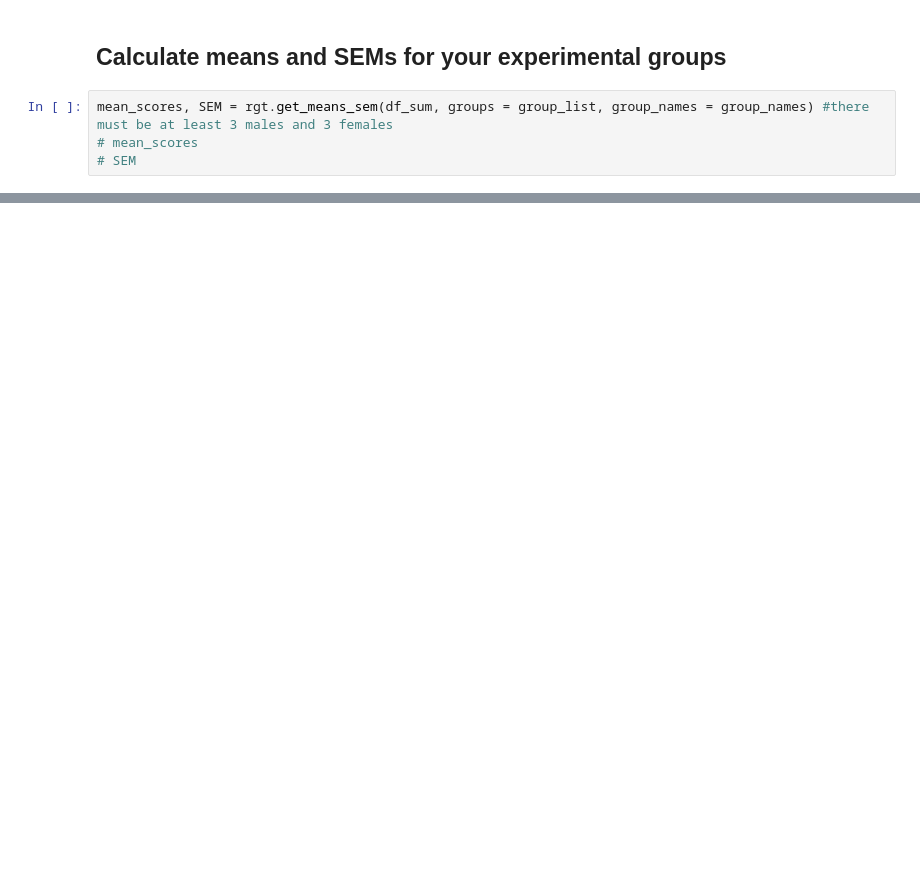
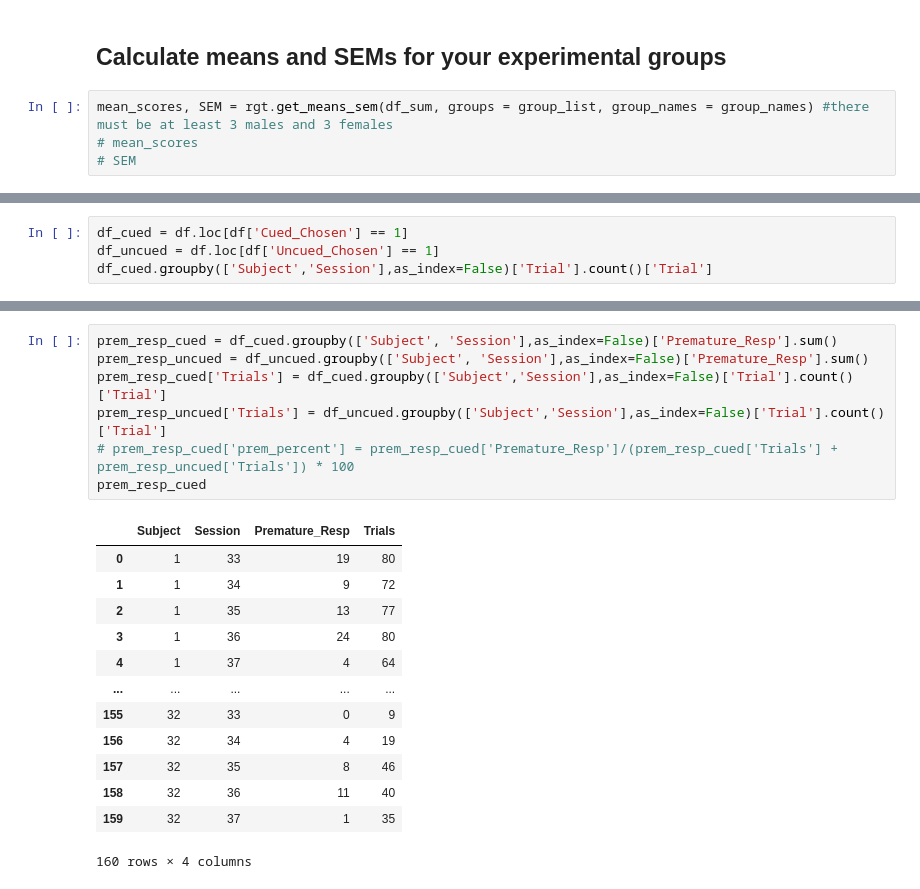
Before and after one commit to deckyblue/sparklyRGT, a Jupyter notebook: sparklyRGT_tutorial/sparklyRGT_template_4.ipynb, the cells around one changed output, grey strips where cells are left out. Saved outputs shown, nothing was run; the diff lists cells and outputs as text; blank space fills up the shorter version.

```diff
--- a/sparklyRGT_tutorial/sparklyRGT_template_4.ipynb
+++ b/sparklyRGT_tutorial/sparklyRGT_template_4.ipynb
@@ -110,0 +181,4 @@ mean_scores, SEM = rgt.get_means_sem(df_sum, groups = group_list, group_names =
+# %%
+df_cued = df.loc[df['Cued_Chosen'] == 1]
+df_uncued = df.loc[df['Uncued_Chosen'] == 1]
+df_cued.groupby(['Subject','Session'],as_index=False)['Trial'].count()['Trial']
@@ -110,0 +198,21 @@ mean_scores, SEM = rgt.get_means_sem(df_sum, groups = group_list, group_names =
+# %%
+prem_resp_cued = df_cued.groupby(['Subject', 'Session'],as_index=False)['Premature_Resp'].sum()
+prem_resp_uncued = df_uncued.groupby(['Subject', 'Session'],as_index=False)['Premature_Resp'].sum()
+prem_resp_cued['Trials'] = df_cued.groupby(['Subject','Session'],as_index=False)['Trial'].count()['Trial']
+prem_resp_uncued['Trials'] = df_uncued.groupby(['Subject','Session'],as_index=False)['Trial'].count()['Trial']
+# prem_resp_cued['prem_percent'] = prem_resp_cued['Premature_Resp']/(prem_resp_cued['Trials'] + prem_resp_uncued['Trials']) * 100
+prem_resp_cued
+# %% [output]
+|  | Subject | Session | Premature_Resp | Trials |
+| 0 | 1 | 33 | 19 | 80 |
+| 1 | 1 | 34 | 9 | 72 |
+| 2 | 1 | 35 | 13 | 77 |
+| 3 | 1 | 36 | 24 | 80 |
+| 4 | 1 | 37 | 4 | 64 |
+| ... | ... | ... | ... | ... |
+| 155 | 32 | 33 | 0 | 9 |
+| 156 | 32 | 34 | 4 | 19 |
+| 157 | 32 | 35 | 8 | 46 |
+| 158 | 32 | 36 | 11 | 40 |
+| 159 | 32 | 37 | 1 | 35 |
+160 rows × 4 columns
```
Also changed, not shown: parts of 7 cells of this notebook, 2 other files.
